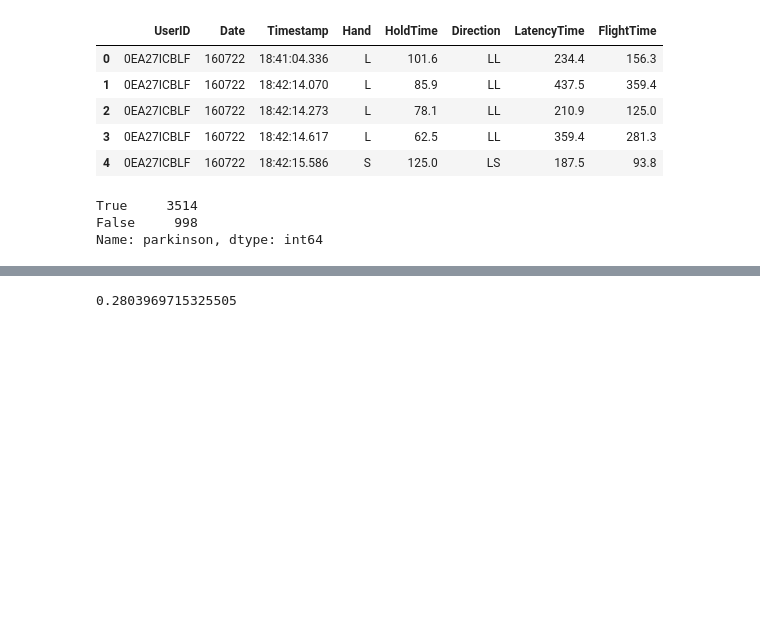
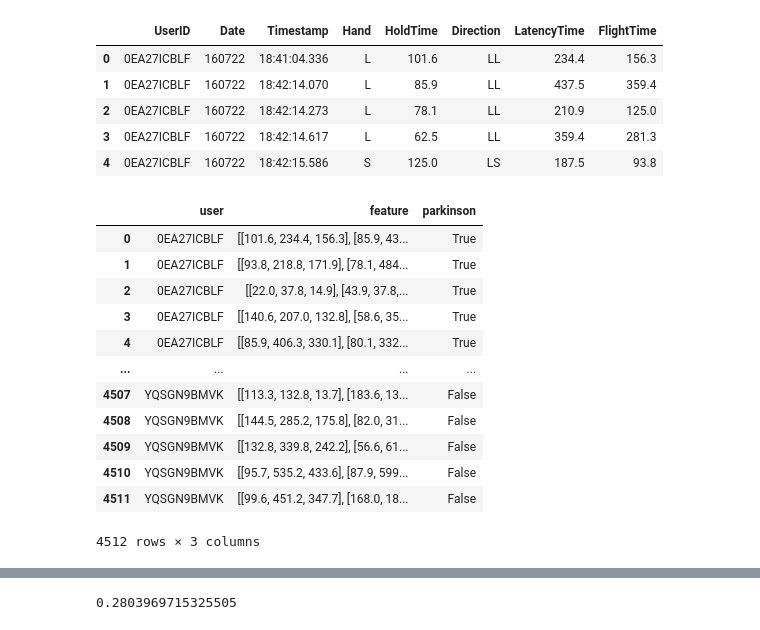
Before and after one commit to shenxinyu1999/handling_imbalanced_time_series_data, a Jupyter notebook: csci566.ipynb, the cells around one changed output, grey strips where cells are left out. Saved outputs shown, nothing was run; the diff lists cells and outputs as text; code cells hidden in the pictures; blank space fills up the shorter version.

```diff
--- a/csci566.ipynb
+++ b/csci566.ipynb
@@ -194,7 +194,40 @@ def buildRows(posFolder, negFolder):
                 holdtime = float(lineSplit[4])
                 latencytime = float(lineSplit[6])
                 flighttime = float(lineSplit[7])
-                featureArr.append([holdtime,latencytime,flighttime])
+                feat = [holdtime,latencytime,flighttime]
+                hand = lineSplit[3]
+                direction = lineSplit[5]
+                if hand == 'L':
+                    hand = [1,0,0]
+                elif hand == 'R':
+                    hand = [0,1,0]
+                elif hand == 'S':
+                    hand = [0,0,1]
+                else:
+                    continue
+                if direction == 'LL':
+                    direction = [1,0,0,0,0,0,0,0,0]
+                elif direction == 'LR':
+                    direction = [0,1,0,0,0,0,0,0,0]
+                elif direction == 'LS':
+                    direction = [0,0,1,0,0,0,0,0,0]
+                elif direction == 'RL':
+                    direction = [0,0,0,1,0,0,0,0,0]
+                elif direction == 'RR':
+                    direction = [0,0,0,0,1,0,0,0,0]
+                elif direction == 'RS':
+                    direction = [0,0,0,0,0,1,0,0,0]
+                elif direction == 'SL':
+                    direction = [0,0,0,0,0,0,1,0,0]
+                elif direction == 'SR':
+                    direction = [0,0,0,0,0,0,0,1,0]
+                elif direction == 'SS':
+                    direction = [0,0,0,0,0,0,0,0,1]
+                else:
+                    continue
+                # feat.extend(hand)
+                # feat.extend(direction)
+                featureArr.append(feat)
             except ValueError:
                 pass
         if len(featureArr) >= 50:
@@ -222,6 +255,22 @@ train_DF = buildRows(folder_pos,folder_neg)
 folder_pos = 'data_new/test/pos/'
 folder_neg = 'data_new/test/neg/'
 test_DF = buildRows(folder_pos,folder_neg)
+# %%
+train_DF
+# %% [output]
+|  | user | feature | parkinson |
+| 0 | 0EA27ICBLF | [[101.6, 234.4, 156.3], [85.9, 43... | True |
+| 1 | 0EA27ICBLF | [[93.8, 218.8, 171.9], [78.1, 484... | True |
+| 2 | 0EA27ICBLF | [[22.0, 37.8, 14.9], [43.9, 37.8,... | True |
+| 3 | 0EA27ICBLF | [[140.6, 207.0, 132.8], [58.6, 35... | True |
+| 4 | 0EA27ICBLF | [[85.9, 406.3, 330.1], [80.1, 332... | True |
+| ... | ... | ... | ... |
+| 4507 | YQSGN9BMVK | [[113.3, 132.8, 13.7], [183.6, 13... | False |
+| 4508 | YQSGN9BMVK | [[144.5, 285.2, 175.8], [82.0, 31... | False |
+| 4509 | YQSGN9BMVK | [[132.8, 339.8, 242.2], [56.6, 61... | False |
+| 4510 | YQSGN9BMVK | [[95.7, 535.2, 433.6], [87.9, 599... | False |
+| 4511 | YQSGN9BMVK | [[99.6, 451.2, 347.7], [168.0, 18... | False |
+4512 rows × 3 columns
 # %%
 train_dataset = TimeSeriesDataset(train_DF)
 test_dataset = TimeSeriesDataset(test_DF)
@@ -268,10 +322,4 @@ class ConvLSTMClassifier(nn.Module):
         return out
-# %%
-train_DF['parkinson'].value_counts()
-# %% [output]
-True     3514
-False     998
-Name: parkinson, dtype: int64
 # %%
 model = ConvLSTMClassifier()
 criterion = nn.BCELoss()
```
Also changed, not shown: parts of 12 cells of this notebook.
